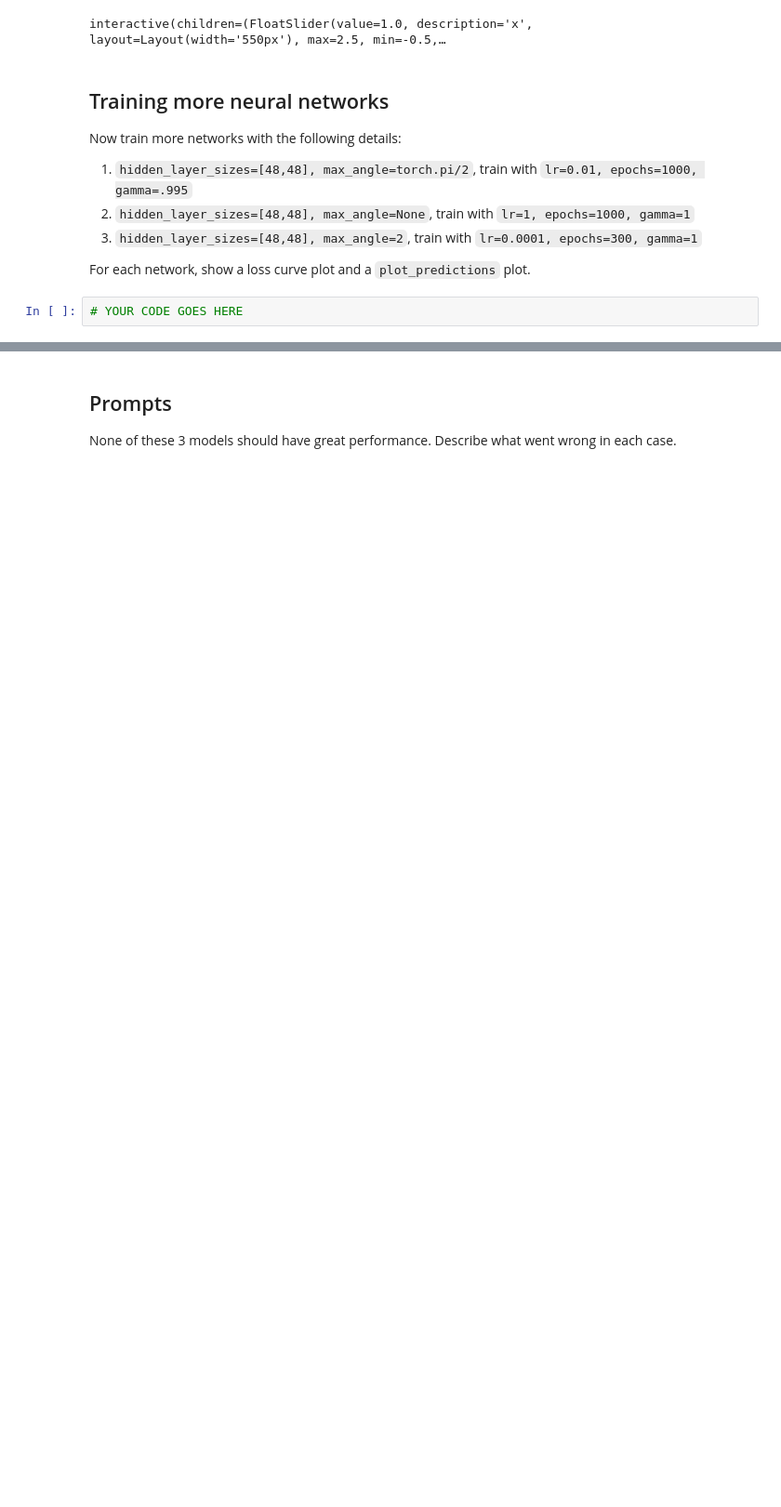
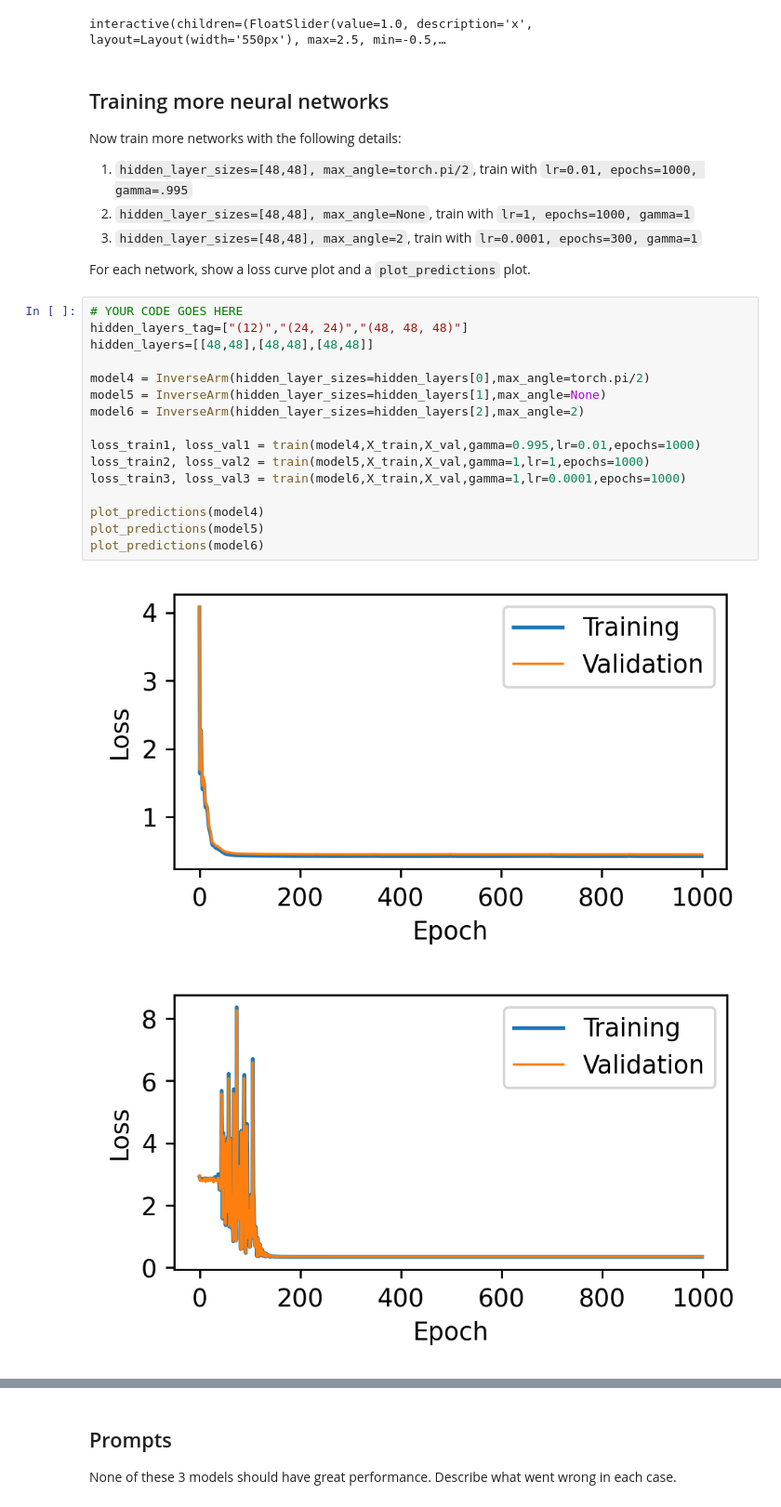
Before and after one commit to zsqu4re/ML-for-engineers, a Jupyter notebook: HW8/M8-HW1.ipynb, the cells around one changed output, grey strips where cells are left out. Shown at 93% size. Drawn from its saved outputs; the diff is of its cells as text; blank space fills up the shorter version.

```diff
--- a/HW8/M8-HW1.ipynb
+++ b/HW8/M8-HW1.ipynb
@@ -213,5 +303,22 @@ Now train more networks with the following details:
 3. `hidden_layer_sizes=[48,48], max_angle=2`, train with `lr=0.0001, epochs=300, gamma=1`
 
 For each network, show a loss curve plot and a `plot_predictions` plot.
-# %%
-# YOUR CODE GOES HERE
+# %%
+# YOUR CODE GOES HERE
+hidden_layers_tag=["(12)","(24, 24)","(48, 48, 48)"]
+hidden_layers=[[48,48],[48,48],[48,48]]
+
+model4 = InverseArm(hidden_layer_sizes=hidden_layers[0],max_angle=torch.pi/2)
+model5 = InverseArm(hidden_layer_sizes=hidden_layers[1],max_angle=None)
+model6 = InverseArm(hidden_layer_sizes=hidden_layers[2],max_angle=2)
+
+loss_train1, loss_val1 = train(model4,X_train,X_val,gamma=0.995,lr=0.01,epochs=1000)
+loss_train2, loss_val2 = train(model5,X_train,X_val,gamma=1,lr=1,epochs=1000)
+loss_train3, loss_val3 = train(model6,X_train,X_val,gamma=1,lr=0.0001,epochs=1000)
+
+plot_predictions(model4)
+plot_predictions(model5)
+plot_predictions(model6)
+# %% [output]
+[figure, added]
+[figure, added]
```
Also changed, not shown: parts of 11 cells of this notebook, 13 other files.
